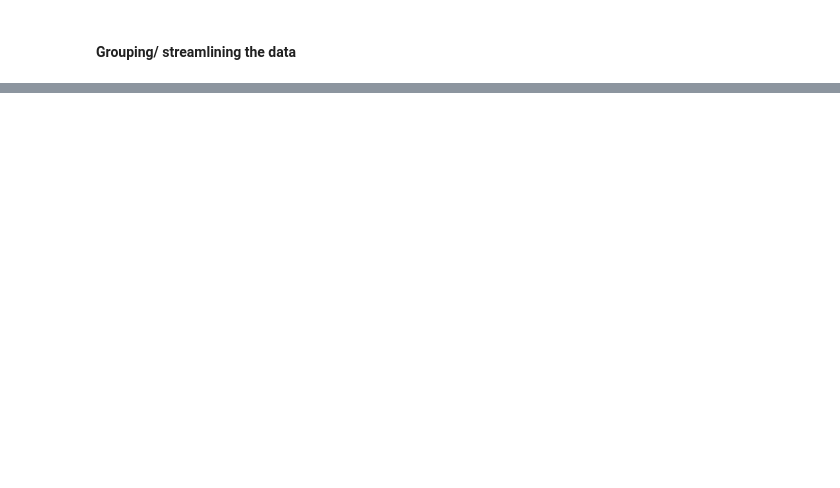
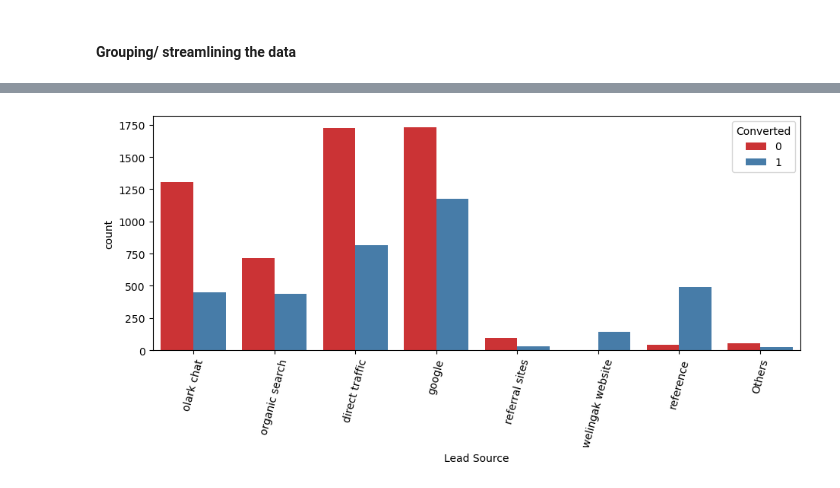
Before and after one commit to D-skywalkerr/Case_study-Leads_scoring, a Jupyter notebook: Leads_scoring.ipynb, the cells around one changed output, grey strips where cells are left out. Saved outputs shown, nothing was run; the diff lists cells and outputs as text; code cells hidden in the pictures; blank space fills up the shorter version.

```diff
--- a/Leads_scoring.ipynb
+++ b/Leads_scoring.ipynb
@@ -466,0 +578,11 @@ Our final data has 21 columns and 9240 non-null rows.
+# %%
+# As there are too many low count Sources, we'll be creating a new category 'Others' for them.
+#data1['Lead Source'] = data1['Lead Source'].replace(['Click2call', 'Live Chat', 'NC_EDM', 'Pay per Click Ads', 'Press_Release','Social Media', 'WeLearn', 'bing', 'blog', 'testone', 'welearnblog_Home', 'youtubechannel'], 'Others')
+data1['Lead Source'] = data1['Lead Source'].apply(lambda x: x if ((x== 'google') | (x=='direct traffic') | (x=='olark chat') |  (x=='organic search') | (x=='reference') | (x=='welingak website') | (x=='referral sites') | (x=='referral sites') | (x=='facebook'))else 'Others')
+# %%
+plt.figure(figsize=(11,4))
+sns.countplot(x = "Lead Source", hue = "Converted", data = data1, palette='Set1')
+plt.xticks(rotation = 75)
+plt.show()
+# %% [output]
+[figure, added]
```
Also changed, not shown: parts of 101 cells of this notebook.
